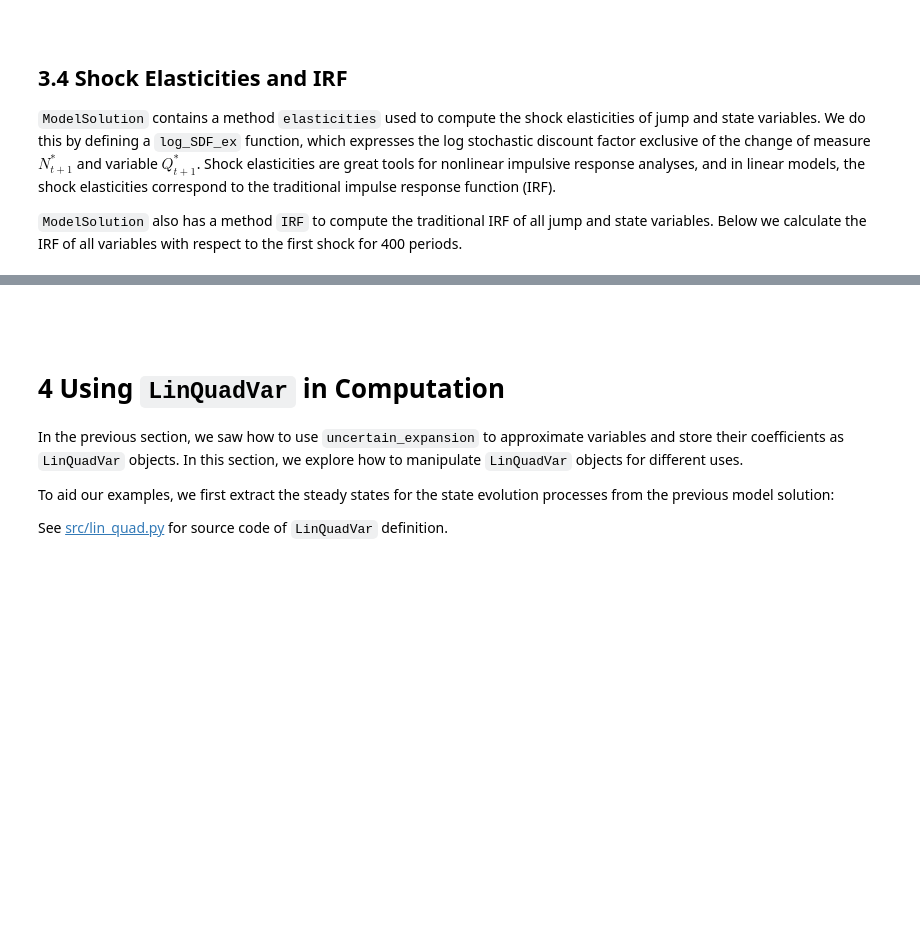
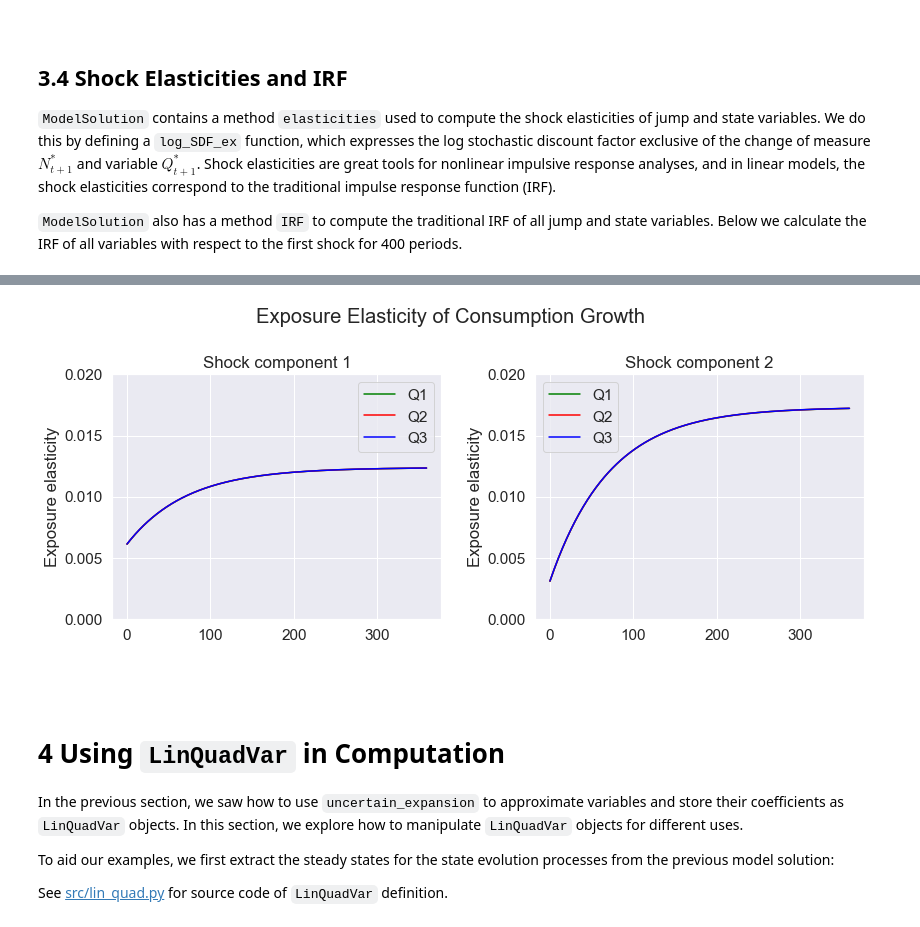
Before and after one commit to lphansen/QuantMFR, a Jupyter notebook: _sources/theory/quickguide.ipynb, the cells around one changed output, grey strips where cells are left out. Drawn from its saved outputs; the diff is of its cells as text; code cells hidden in the pictures; blank space fills up the shorter version.

```diff
--- a/_sources/theory/quickguide.ipynb
+++ b/_sources/theory/quickguide.ipynb
@@ -569,3 +652,34 @@ OMP: Info #271: omp_set_nested routine deprecated, please use omp_set_max_active
+# %%
+import matplotlib.pyplot as plt
+import seaborn as sns
+import pandas as pd
+pd.options.display.float_format = '{:.3g}'.format
+sns.set(font_scale = 1.4)
+# %%
+shock_labl = ['Shock component 1', 'Shock component 2']
+line_labl = ['Q1', 'Q2', 'Q3']
+line_color = ['green','red','blue']
+index = ['T'] + line_labl
+n_qt = len(quantile)
+# %%
+fig, axes = plt.subplots(1, 2, figsize = (12,5))
+expo_elas_shock_0_plot = pd.DataFrame([np.arange(T), expo_elas_shock_0[0].flatten(), expo_elas_shock_0[1].flatten(), expo_elas_shock_0[2].flatten()], index=index).T
+expo_elas_shock_1_plot = pd.DataFrame([np.arange(T), expo_elas_shock_1[0].flatten(), expo_elas_shock_1[1].flatten(), expo_elas_shock_1[2].flatten()], index=index).T
+plot_elas = [expo_elas_shock_0_plot, expo_elas_shock_1_plot]
+
+for i in range(len(plot_elas)):
+    for j in range(n_qt):
+        sns.lineplot(data=plot_elas[i], x='T', y=line_labl[j], ax=axes[i], color=line_color[j], label=line_labl[j])
+        axes[i].set_xlabel('')
+        axes[i].set_ylabel('Exposure elasticity')
+        axes[i].set_title(shock_labl[i])
+axes[0].set_ylim([0.0,0.02])
+axes[1].set_ylim([0,0.02])
+fig.suptitle('Exposure Elasticity of Consumption Growth')
+fig.tight_layout()
+plt.show()
+# %% [output]
+[figure, added]
 # %% [markdown]
 <br>
 <br>
```
Also changed, not shown: parts of 7 cells of this notebook, 3 other files.
